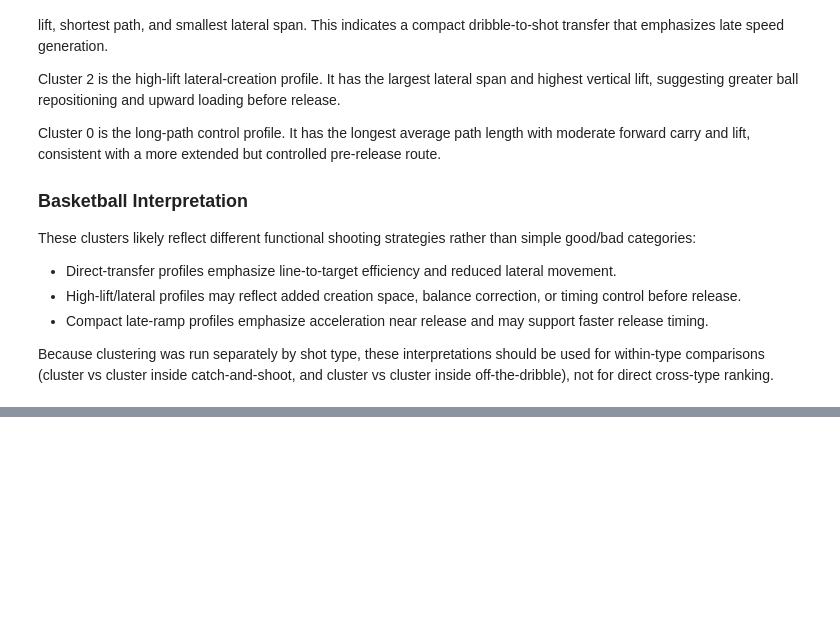
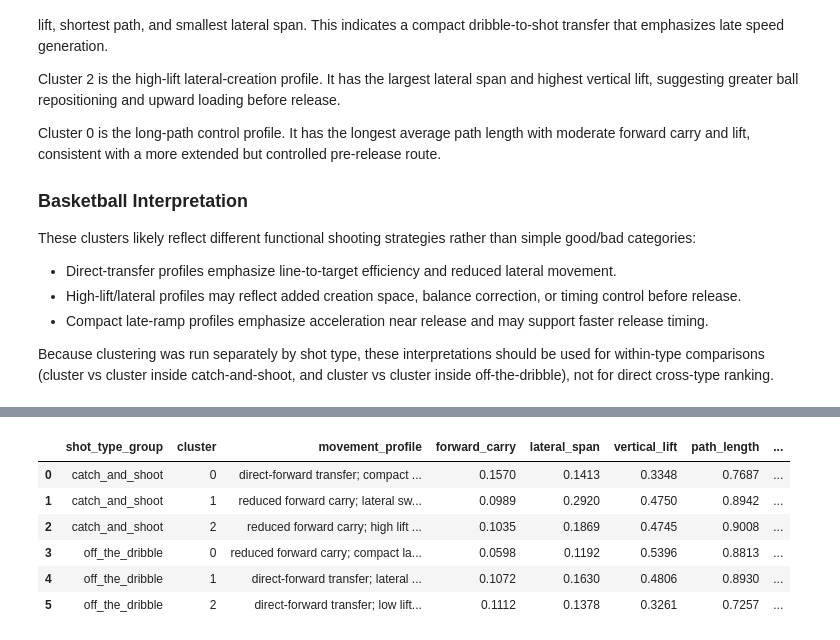
Before and after one commit to shahilpatel/P3_capstone_2026, a Jupyter notebook: ballflight_to_outcome/ball_path_characteristics_abhi.ipynb, the cells around one changed output, grey strips where cells are left out. Cells and saved outputs as stored; diff of their text form; code cells hidden in the pictures; blank space fills up the shorter version.

```diff
--- a/ballflight_to_outcome/ball_path_characteristics_abhi.ipynb
+++ b/ballflight_to_outcome/ball_path_characteristics_abhi.ipynb
@@ -1434,0 +2257,86 @@ Because clustering was run separately by shot type, these interpretations should
+# %%
+def build_cluster_movement_profiles(profile_df, shot_type_label):
+    if profile_df is None or profile_df.empty:
+        return pd.DataFrame()
+
+    metrics = ['forward_carry', 'lateral_span', 'vertical_lift', 'path_length', 'velocity_ramp']
+    avail = [m for m in metrics if m in profile_df.columns]
+    if not avail:
+        return pd.DataFrame()
+
+    out = profile_df[['cluster'] + avail].copy().sort_values('cluster').reset_index(drop=True)
+
+    # Z-score within shot type across clusters to identify dominant traits.
+    for m in avail:
+        s = out[m]
+        std = float(s.std(ddof=0))
+        if std > 1e-8:
+            out[m + '_z'] = (s - float(s.mean())) / std
+        else:
+            out[m + '_z'] = 0.0
+
+    def describe_cluster(r):
+        tags = []
+
+        if r.get('forward_carry_z', 0.0) >= 0.5:
+            tags.append('direct-forward transfer')
+        elif r.get('forward_carry_z', 0.0) <= -0.5:
+            tags.append('reduced forward carry')
+
+        if r.get('lateral_span_z', 0.0) >= 0.5:
+            tags.append('lateral sweep')
+        elif r.get('lateral_span_z', 0.0) <= -0.5:
+            tags.append('compact lateral path')
+
+        if r.get('vertical_lift_z', 0.0) >= 0.5:
+            tags.append('high lift loading')
+        elif r.get('vertical_lift_z', 0.0) <= -0.5:
+            tags.append('low lift loading')
+
+        if r.get('path_length_z', 0.0) >= 0.5:
+            tags.append('long transfer path')
+        elif r.get('path_length_z', 0.0) <= -0.5:
+            tags.append('compact transfer path')
+
+        if r.get('velocity_ramp_z', 0.0) >= 0.5:
+            tags.append('late acceleration')
+        elif r.get('velocity_ramp_z', 0.0) <= -0.5:
+            tags.append('flatter acceleration')
+
+        if not tags:
+            tags = ['balanced/mixed profile']
+
+        return '; '.join(tags)
+
+    out['movement_profile'] = out.apply(describe_cluster, axis=1)
+    out['shot_type_group'] = shot_type_label
+
+    ordered_cols = (
+        ['shot_type_group', 'cluster', 'movement_profile']
+        + avail
+        + [m + '_z' for m in avail]
+    )
+
+    return out[ordered_cols]
+
+
+profile_tables = []
+if 'cns_profile' in globals() and isinstance(cns_profile, pd.DataFrame):
+    profile_tables.append(build_cluster_movement_profiles(cns_profile, 'catch_and_shoot'))
+if 'od_profile' in globals() and isinstance(od_profile, pd.DataFrame):
+    profile_tables.append(build_cluster_movement_profiles(od_profile, 'off_the_dribble'))
+
+cluster_movement_profiles = pd.concat([p for p in profile_tables if not p.empty], ignore_index=True)
+
+if cluster_movement_profiles.empty:
+    print('No cluster profile tables found. Run the cluster profile cell first.')
+else:
+    print('Cluster movement profiles from cluster means')
+    display(cluster_movement_profiles.round(4))
+
+    print('\nReadable summary by shot type:')
+    for shot_type_group, g in cluster_movement_profiles.groupby('shot_type_group'):
+        print(f'\n{shot_type_group}:')
+        for _, row in g.sort_values('cluster').iterrows():
+            print(f"  Cluster {int(row['cluster'])}: {row['movement_profile']}")
+# %% [output]
@@ -1434,0 +2344,7 @@ Because clustering was run separately by shot type, these interpretations should
+|  | shot_type_group | cluster | movement_profile | forward_carry | lateral_span | vertical_lift | path_length | ... |
+| 0 | catch_and_shoot | 0 | direct-forward transfer; compact ... | 0.1570 | 0.1413 | 0.3348 | 0.7687 | ... |
+| 1 | catch_and_shoot | 1 | reduced forward carry; lateral sw... | 0.0989 | 0.2920 | 0.4750 | 0.8942 | ... |
+| 2 | catch_and_shoot | 2 | reduced forward carry; high lift ... | 0.1035 | 0.1869 | 0.4745 | 0.9008 | ... |
+| 3 | off_the_dribble | 0 | reduced forward carry; compact la... | 0.0598 | 0.1192 | 0.5396 | 0.8813 | ... |
+| 4 | off_the_dribble | 1 | direct-forward transfer; lateral ... | 0.1072 | 0.1630 | 0.4806 | 0.8930 | ... |
+| 5 | off_the_dribble | 2 | direct-forward transfer; low lift... | 0.1112 | 0.1378 | 0.3261 | 0.7257 | ... |
```
Also changed, not shown: parts of 24 cells of this notebook.
